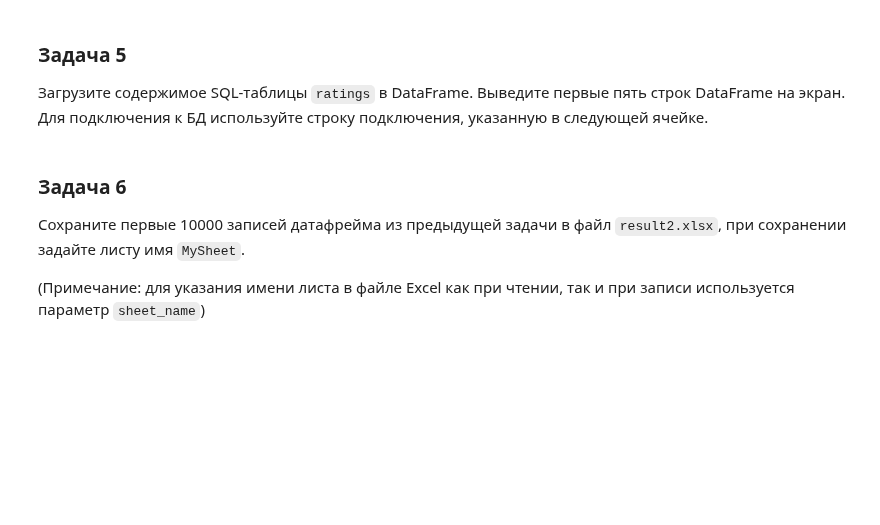
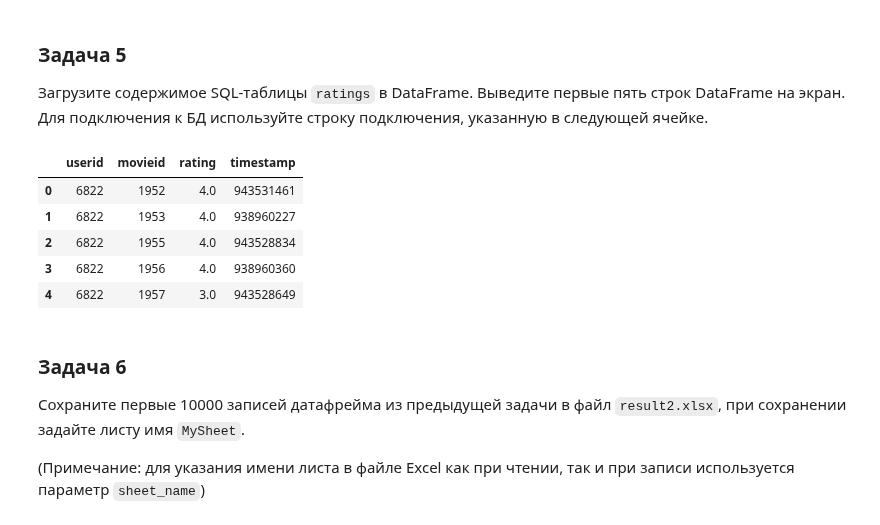
Before and after one commit to larinsi/DS0P, a Jupyter notebook: Data_scientist_Entry_level_analytics/11_Reading_and_writing_data_Part2/Чтение_и_запись_данных_2_ДЗ.ipynb, the cells around one changed output. Drawn from its saved outputs; the diff is of its cells as text; code cells hidden in the pictures; blank space fills up the shorter version.

```diff
--- a/Data_scientist_Entry_level_analytics/11_Reading_and_writing_data_Part2/Чтение_и_запись_данных_2_ДЗ.ipynb
+++ b/Data_scientist_Entry_level_analytics/11_Reading_and_writing_data_Part2/Чтение_и_запись_данных_2_ДЗ.ipynb
@@ -88,7 +88,18 @@ df.to_csv('result.csv', index_label='index')
 # %%
 conn = 'postgresql+psycopg2://readonly:6hajV34RTQfmxhS@dsstudents.skillbox.ru:5432/db_ds_students'
 
-### YOUR CODE HERE ###
+engine = sqlalchemy.create_engine(conn)
+connect = engine.connect()
+# %%
+df_1 = pd.read_sql("SELECT * FROM ratings", connect)
+df_1.head()
+# %% [output]
+|  | userid | movieid | rating | timestamp |
+| 0 | 6822 | 1952 | 4.0 | 943531461 |
+| 1 | 6822 | 1953 | 4.0 | 938960227 |
+| 2 | 6822 | 1955 | 4.0 | 943528834 |
+| 3 | 6822 | 1956 | 4.0 | 938960360 |
+| 4 | 6822 | 1957 | 3.0 | 943528649 |
 # %% [markdown]
 ### Задача 6
 
```
